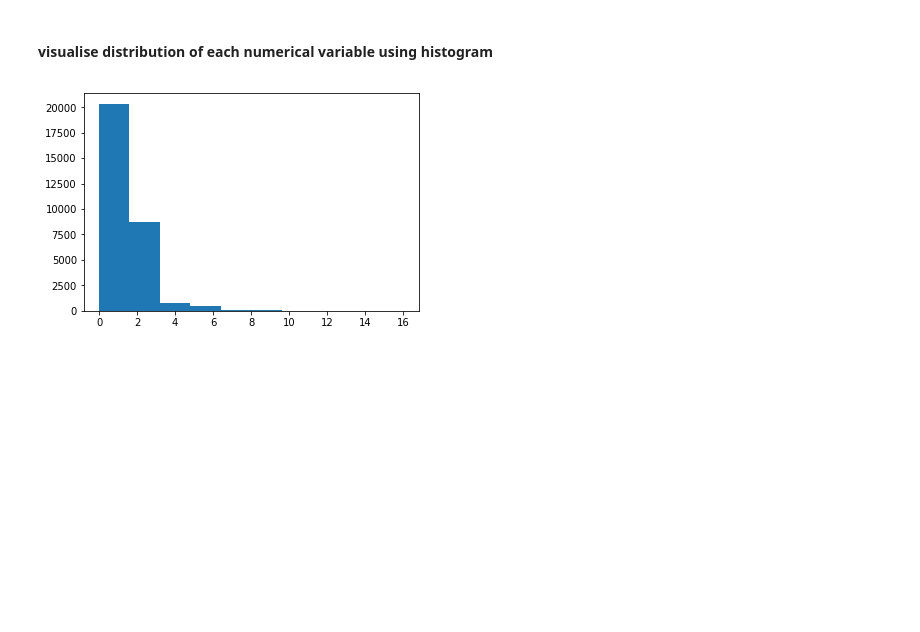
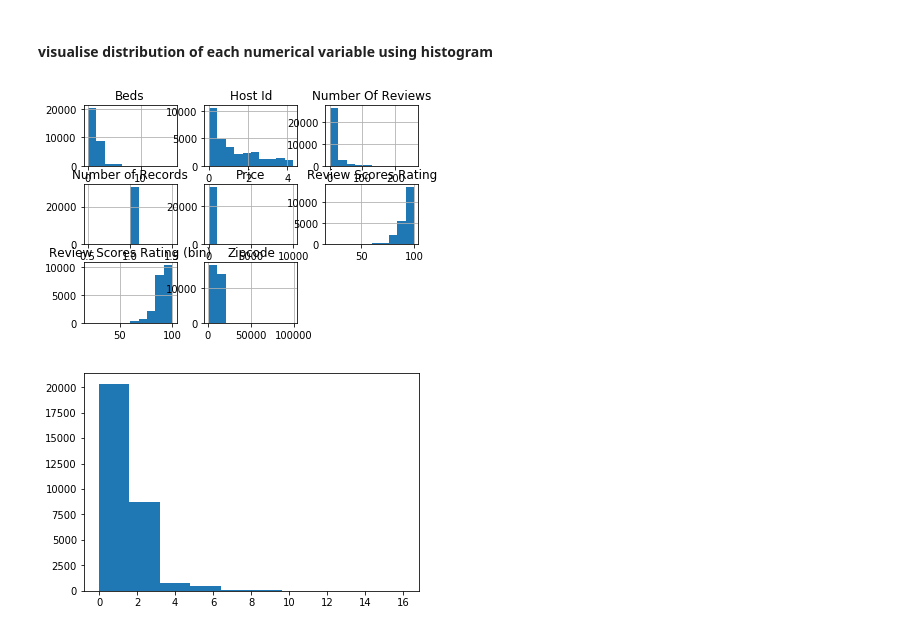
Before and after one commit to fhuadeen/TOW-Airbnb-DM, a Jupyter notebook: TOW Airbnb Data.ipynb, the cells around one changed output. Drawn from its saved outputs; the diff is of its cells as text; code cells hidden in the pictures; blank space fills up the shorter version.

```diff
--- a/TOW Airbnb Data.ipynb
+++ b/TOW Airbnb Data.ipynb
@@ -87,6 +89,11 @@ df.describe()
 | max | 4.303307e+07 | 100.000000 | 99135.000000 | 16.000000 | 1.0 | 257.000000 | 10000.000000 | ... |
 # %% [markdown]
 #### visualise distribution of each numerical variable using histogram
+# %%
+df.hist()
+plt.show()
+# %% [output]
+[figure, added]
 # %%
 # the distribution of beds. Plotted with plt so as not to tamper with the missing values yet
 plt.hist(df['Beds'])
```
Also changed, not shown: parts of 29 cells of this notebook, 3 other files.
